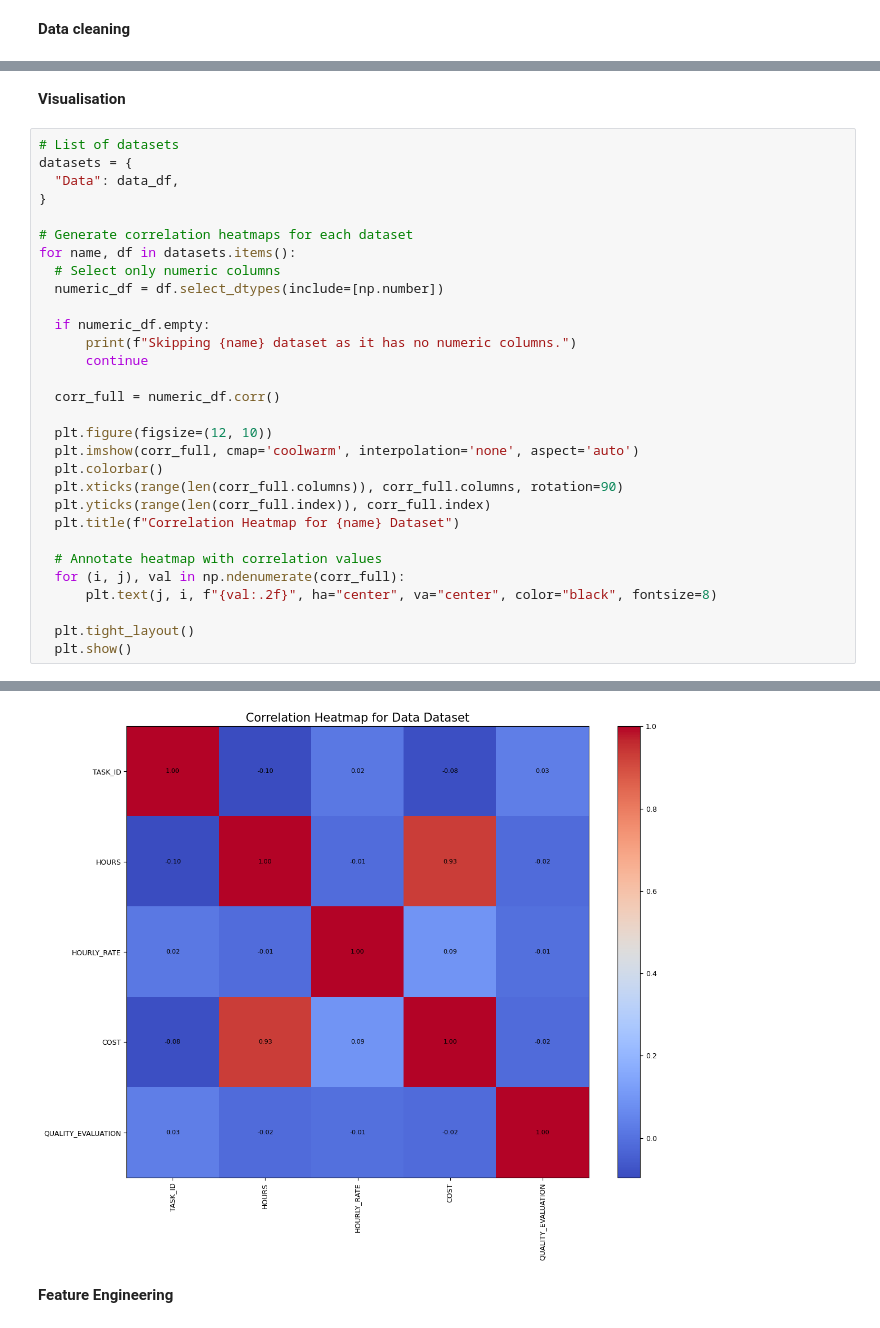
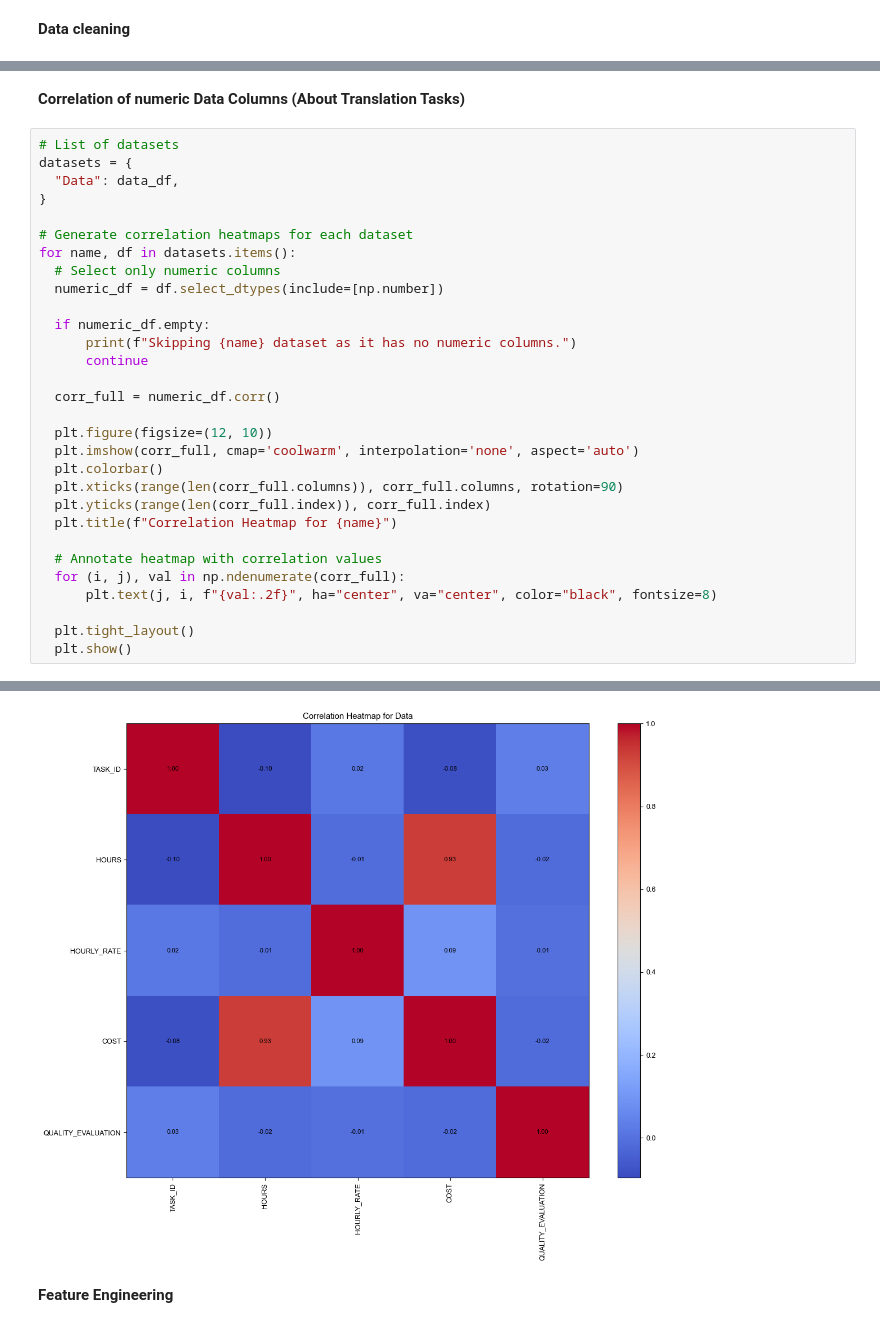
Before and after one commit to L3ms123/SP1, a Jupyter notebook: Notebooks/Preliminary_data_analysis .ipynb, the cells around one changed output, grey strips where cells are left out. Saved outputs shown, nothing was run; the diff lists cells and outputs as text.

Commit message:
Enhancement Data

```diff
--- a/Notebooks/Preliminary_data_analysis .ipynb
+++ b/Notebooks/Preliminary_data_analysis .ipynb
@@ -262,8 +266,8 @@ SOURCE_LANG    0
 TARGET_LANG    0
 HOURLY_RATE    0
 dtype: int64
-# %% [markdown]
-**Visualisation**
+# %% [markdown]
+**Correlation of numeric Data Columns (About Translation Tasks)**
 # %%
 # List of datasets
 datasets = {
@@ -286,7 +290,7 @@ for name, df in datasets.items():
   plt.colorbar()
   plt.xticks(range(len(corr_full.columns)), corr_full.columns, rotation=90)
   plt.yticks(range(len(corr_full.index)), corr_full.index)
-  plt.title(f"Correlation Heatmap for {name} Dataset")
+  plt.title(f"Correlation Heatmap for {name}")
 
   # Annotate heatmap with correlation values
   for (i, j), val in np.ndenumerate(corr_full):
@@ -315,4 +302,4 @@ findfont: Font family 'CMU Serif' not found.
-[figure, old version]
+[figure, new version]
 # %% [markdown]
 **Feature Engineering**
 # %%
```
Also changed, not shown: parts of 29 cells of this notebook.
